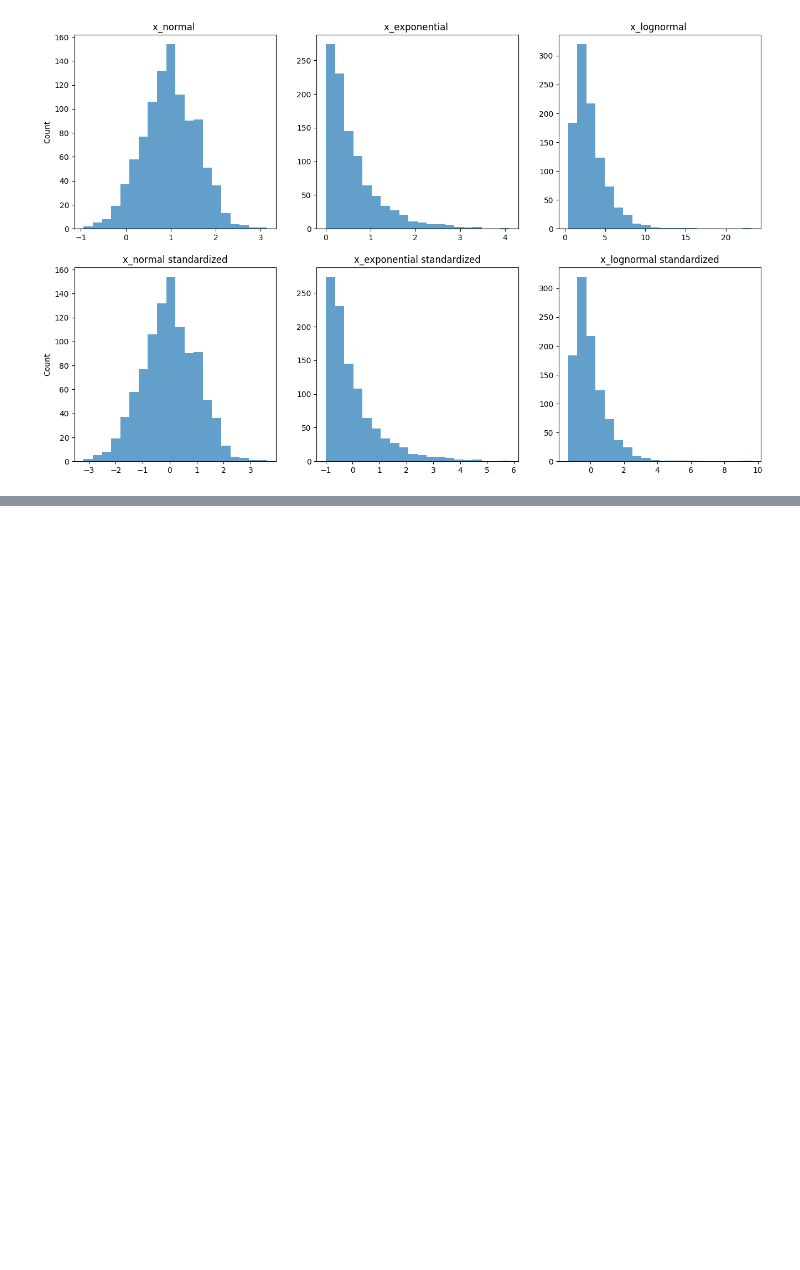
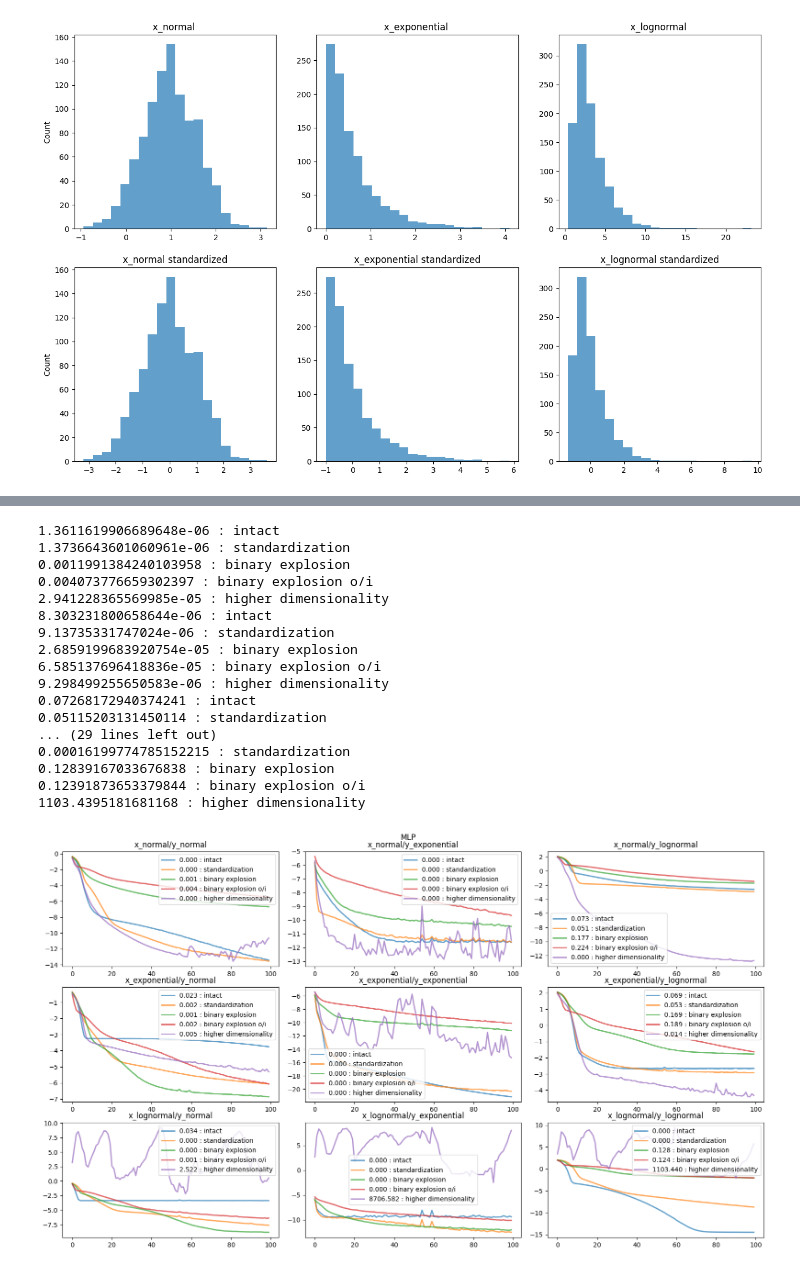
Before and after one commit to Nearpit/BaseEncoding, a Jupyter notebook: experiments.ipynb, the cells around one changed output, grey strips where cells are left out. Cells and saved outputs as stored; diff of their text form; code cells hidden in the pictures; blank space fills up the shorter version.

```diff
--- a/experiments.ipynb
+++ b/experiments.ipynb
@@ -226,3 +194,52 @@ plt.show()
+# %%
+fig, ax = plt.subplots(len(x_array), len(y_array), figsize=(16, 9))
+fig.tight_layout()
+epochs = 100
+
+activation = activation=keras.activations.relu
+
+results = []
+
+
+for idx, x_name in enumerate(x_array):
+    for idy, y_name in enumerate(y_array):
+        cur_x, cur_y = eval(x_name), eval(y_name)
+        for name_transformation, func_transformation in tranformations.items():
+            transformed_x = func_transformation(cur_x)
+            model = MLP(transformed_x.shape[1], 1, 128, depth=2, activation=activation)
+            model.compile(optimizer=keras.optimizers.Adam(learning_rate=1e-4), loss='mse')
+            history = model.fit(transformed_x, cur_y, epochs=epochs, verbose=0)
+            y_hat = model.predict(transformed_x)
+            score = mse(y_hat, cur_y)
+            print(f"{score} : {name_transformation}")
+            ax[idx, idy].plot(np.log(history.history['loss']), alpha=0.7, linewidth=2, label=f'{score:0.3f} : {name_transformation}')
+
+
+#         ax[idx, idy].scatter(cur_x, cur_y, c='black', marker='x', label=f'Ground Truth', s=10)
+
+        ax[idx, idy].set_title(f'{x_name}/{y_name}')
+        ax[idx, idy].legend()
+plt.suptitle('MLP', y=1.02)
+plt.show()
+# %% [output]
+1.3611619906689648e-06 : intact
+1.3736643601060961e-06 : standardization
+0.0011991384240103958 : binary explosion
+0.004073776659302397 : binary explosion o/i
+2.941228365569985e-05 : higher dimensionality
+8.303231800658644e-06 : intact
+9.13735331747024e-06 : standardization
+2.6859199683920754e-05 : binary explosion
+6.585137696418836e-05 : binary explosion o/i
+9.298499255650583e-06 : higher dimensionality
+0.07268172940374241 : intact
+0.05115203131450114 : standardization
+... (29 lines left out)
+0.00016199774785152215 : standardization
+0.12839167033676838 : binary explosion
+0.12391873653379844 : binary explosion o/i
+1103.4395181681168 : higher dimensionality
+[figure, added]
 # %%
 string = '''4.859725075452633e-07 : intact
 4.739567539021307e-06 : standardization
```
Also changed, not shown: parts of 12 cells of this notebook.
